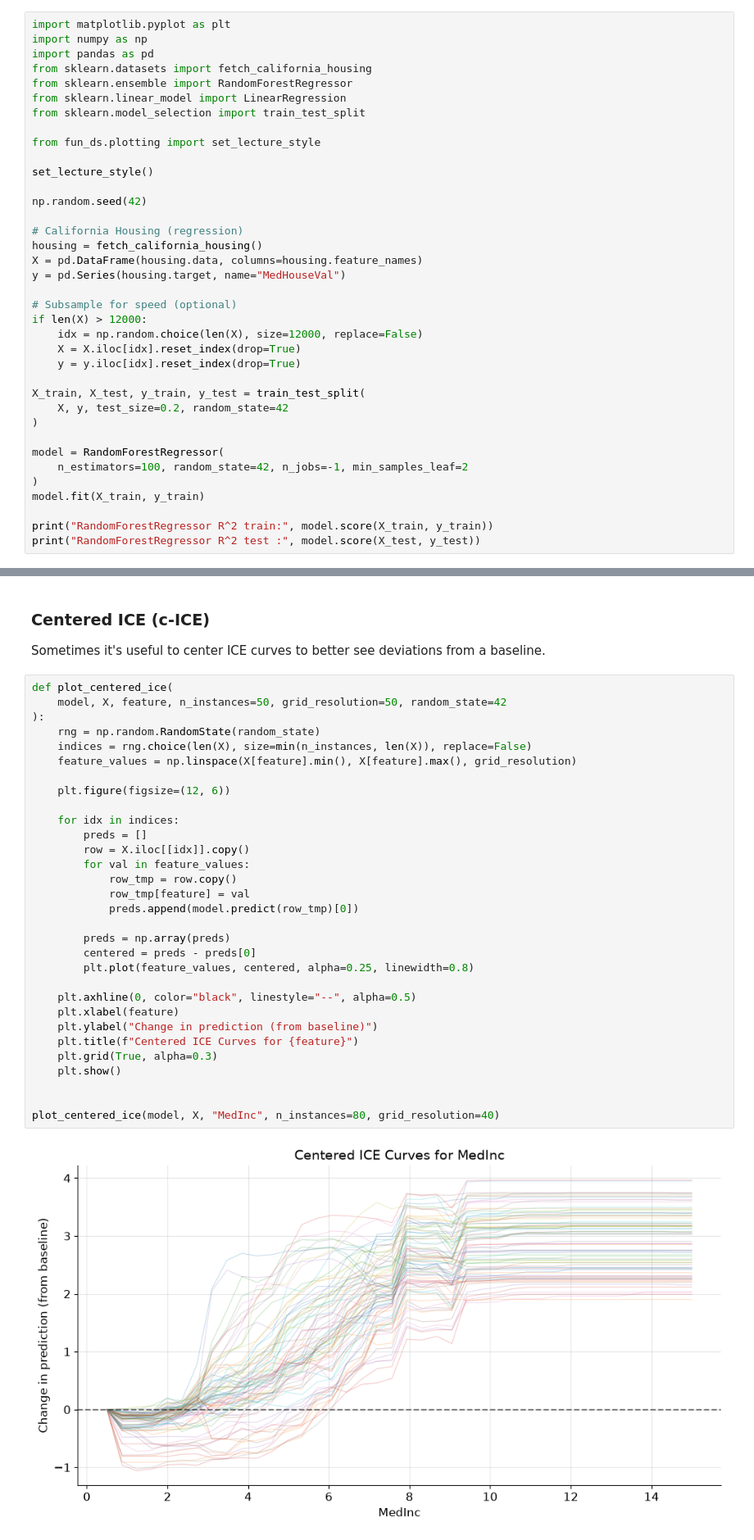
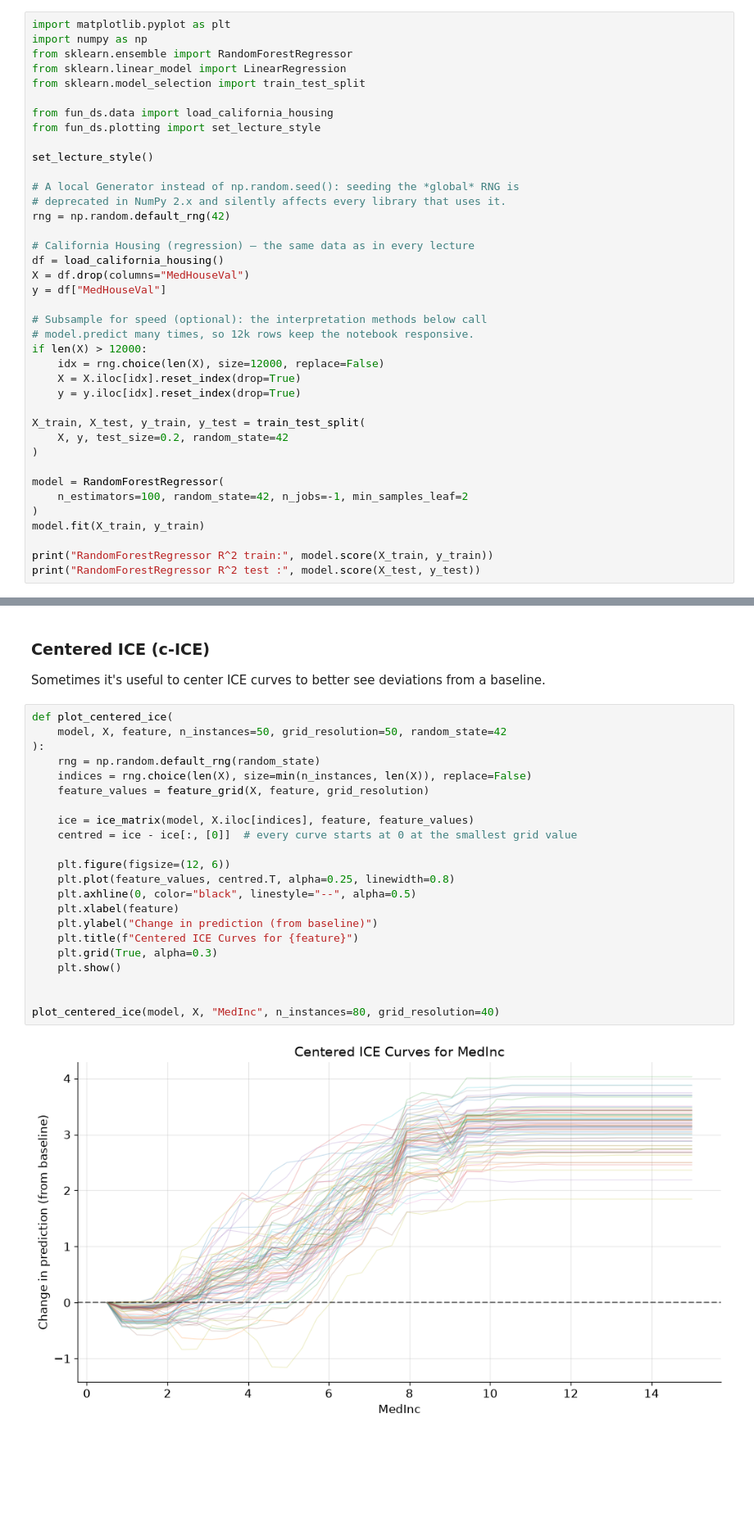
Before and after one commit to cambridge-FDS/fun_ds, a Jupyter notebook: docs/lectures/lecture_8.ipynb, the cells around one changed output, grey strips where cells are left out. Shown at 82% size. Drawn from its saved outputs; the diff is of its cells as text; blank space fills up the shorter version.

```diff
--- a/docs/lectures/lecture_8.ipynb
+++ b/docs/lectures/lecture_8.ipynb
@@ -301,26 +301,28 @@ We'll prepare datasets and baseline models used in the runnable examples below.
 # %%
 import matplotlib.pyplot as plt
 import numpy as np
-import pandas as pd
-from sklearn.datasets import fetch_california_housing
 from sklearn.ensemble import RandomForestRegressor
 from sklearn.linear_model import LinearRegression
 from sklearn.model_selection import train_test_split
 
+from fun_ds.data import load_california_housing
 from fun_ds.plotting import set_lecture_style
 
 set_lecture_style()
 
-np.random.seed(42)
+# A local Generator instead of np.random.seed(): seeding the *global* RNG is
+# deprecated in NumPy 2.x and silently affects every library that uses it.
+rng = np.random.default_rng(42)
 
-# California Housing (regression)
-housing = fetch_california_housing()
-X = pd.DataFrame(housing.data, columns=housing.feature_names)
-y = pd.Series(housing.target, name="MedHouseVal")
+# California Housing (regression) — the same data as in every lecture
+df = load_california_housing()
+X = df.drop(columns="MedHouseVal")
+y = df["MedHouseVal"]
 
-# Subsample for speed (optional)
+# Subsample for speed (optional): the interpretation methods below call
+# model.predict many times, so 12k rows keep the notebook responsive.
 if len(X) > 12000:
-    idx = np.random.choice(len(X), size=12000, replace=False)
+    idx = rng.choice(len(X), size=12000, replace=False)
     X = X.iloc[idx].reset_index(drop=True)
     y = y.iloc[idx].reset_index(drop=True)
 
@@ -1215,36 +1346,27 @@ Sometimes it's useful to center ICE curves to better see deviations from a basel
 # %%
 def plot_centered_ice(
     model, X, feature, n_instances=50, grid_resolution=50, random_state=42
 ):
-    rng = np.random.RandomState(random_state)
+    rng = np.random.default_rng(random_state)
     indices = rng.choice(len(X), size=min(n_instances, len(X)), replace=False)
-    feature_values = np.linspace(X[feature].min(), X[feature].max(), grid_resolution)
+    feature_values = feature_grid(X, feature, grid_resolution)
+
+    ice = ice_matrix(model, X.iloc[indices], feature, feature_values)
+    centred = ice - ice[:, [0]]  # every curve starts at 0 at the smallest grid value
 
     plt.figure(figsize=(12, 6))
-
-    for idx in indices:
-        preds = []
-        row = X.iloc[[idx]].copy()
-        for val in feature_values:
-            row_tmp = row.copy()
-            row_tmp[feature] = val
-            preds.append(model.predict(row_tmp)[0])
-
-        preds = np.array(preds)
-        centered = preds - preds[0]
-        plt.plot(feature_values, centered, alpha=0.25, linewidth=0.8)
-
+    plt.plot(feature_values, centred.T, alpha=0.25, linewidth=0.8)
     plt.axhline(0, color="black", linestyle="--", alpha=0.5)
     plt.xlabel(feature)
     plt.ylabel("Change in prediction (from baseline)")
     plt.title(f"Centered ICE Curves for {feature}")
     plt.grid(True, alpha=0.3)
     plt.show()
 
 
 plot_centered_ice(model, X, "MedInc", n_instances=80, grid_resolution=40)
 # %% [output]
-[figure, old version]
+[figure, new version]
 # %% [markdown]
 ### Shapley Values (SHAP)
 
```
Also changed, not shown: parts of 52 cells of this notebook, 36 other files.
